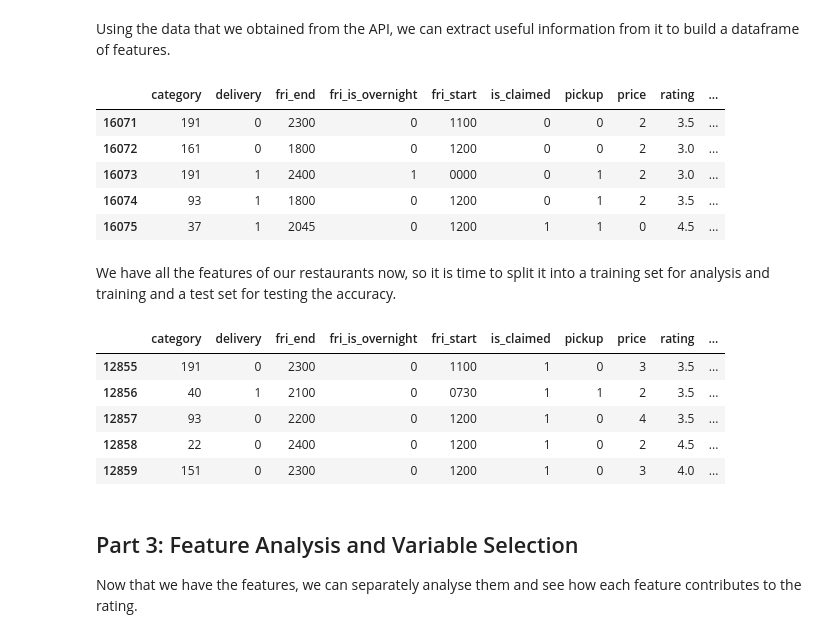
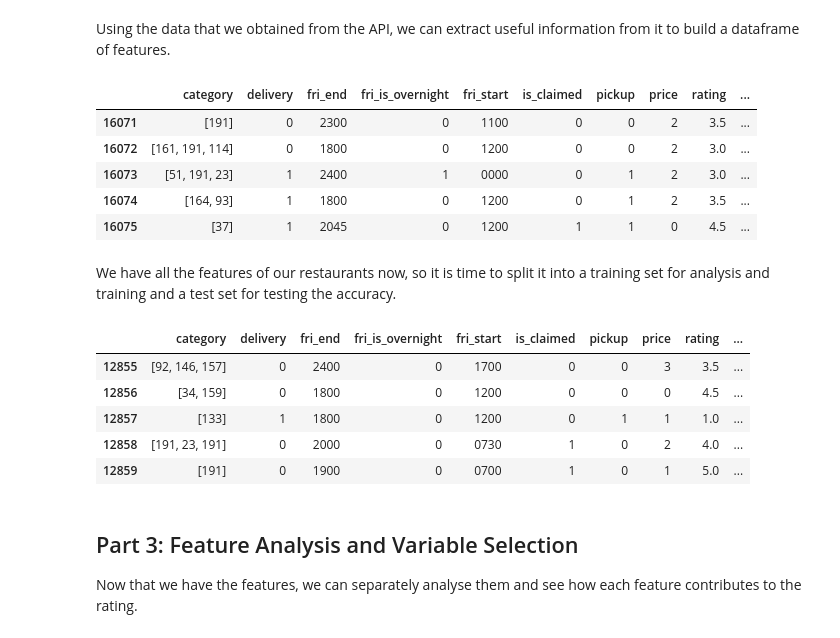
Before and after one commit to sandershihacker/yelp-rating-prediction, a Jupyter notebook: yelp_rating_prediction.ipynb, the cells around one changed output. Saved outputs shown, nothing was run; the diff lists cells and outputs as text; code cells hidden in the pictures.

```diff
--- a/yelp_rating_prediction.ipynb
+++ b/yelp_rating_prediction.ipynb
@@ -272,46 +271,46 @@ def extract_features(data):
                 hours[day].append([is_overnight, start, end])
             else:
                 hours[day].append([0, '1200', '1800'])
-        cat_list = [c['alias'] for c in content['categories']]
-        categories.append(cat2num(np.random.choice(cat_list, 1)[0]))
+        cat_list = [cat2num(c['alias']) for c in content['categories']]
+        categories.append(cat_list)
 
     for day in days:
         hours[day] = np.array(hours[day])
 
     df_dict = {
         'price': prices,
         'category': categories,
         'pickup': pickups,
         'delivery': deliveries,
         'restaurant_reservation': reservations,
         'is_claimed': is_claimed,
         'zip_code': zipcodes,
         'rating': ratings,
         'wed_is_overnight': hours[2][:, 0].astype(int),
         'fri_is_overnight': hours[4][:, 0].astype(int),
         'sat_is_overnight': hours[5][:, 0].astype(int),
         'sun_is_overnight': hours[6][:, 0].astype(int),
         'wed_start': hours[2][:, 1],
         'fri_start': hours[4][:, 1],
         'sat_start': hours[5][:, 1],
         'sun_start': hours[6][:, 1],
         'wed_end': hours[2][:, 2],
         'fri_end': hours[4][:, 2],
         'sat_end': hours[5][:, 2],
         'sun_end': hours[6][:, 2]
     }
     return pd.DataFrame(df_dict).dropna(axis=0, how='any')
 
 # Extract features from the loaded restaurant data
 labeled_features = extract_features(all_data)
 labeled_features.tail()
 # %% [output]
 |  | category | delivery | fri_end | fri_is_overnight | fri_start | is_claimed | pickup | price | rating | ... |
-| 16071 | 191 | 0 | 2300 | 0 | 1100 | 0 | 0 | 2 | 3.5 | ... |
-| 16072 | 161 | 0 | 1800 | 0 | 1200 | 0 | 0 | 2 | 3.0 | ... |
-| 16073 | 191 | 1 | 2400 | 1 | 0000 | 0 | 1 | 2 | 3.0 | ... |
-| 16074 | 93 | 1 | 1800 | 0 | 1200 | 0 | 1 | 2 | 3.5 | ... |
-| 16075 | 37 | 1 | 2045 | 0 | 1200 | 1 | 1 | 0 | 4.5 | ... |
+| 16071 | [191] | 0 | 2300 | 0 | 1100 | 0 | 0 | 2 | 3.5 | ... |
+| 16072 | [161, 191, 114] | 0 | 1800 | 0 | 1200 | 0 | 0 | 2 | 3.0 | ... |
+| 16073 | [51, 191, 23] | 1 | 2400 | 1 | 0000 | 0 | 1 | 2 | 3.0 | ... |
+| 16074 | [164, 93] | 1 | 1800 | 0 | 1200 | 0 | 1 | 2 | 3.5 | ... |
+| 16075 | [37] | 1 | 2045 | 0 | 1200 | 1 | 1 | 0 | 4.5 | ... |
 # %% [markdown]
 We have all the features of our restaurants now, so it is time to split it into
 a training set for analysis and training and a test set for testing the accuracy.
@@ -341,11 +340,11 @@ training_features, test_features = split_set(labeled_features)
 training_features.tail()
 # %% [output]
 |  | category | delivery | fri_end | fri_is_overnight | fri_start | is_claimed | pickup | price | rating | ... |
-| 12855 | 191 | 0 | 2300 | 0 | 1100 | 1 | 0 | 3 | 3.5 | ... |
-| 12856 | 40 | 1 | 2100 | 0 | 0730 | 1 | 1 | 2 | 3.5 | ... |
-| 12857 | 93 | 0 | 2200 | 0 | 1200 | 1 | 0 | 4 | 3.5 | ... |
-| 12858 | 22 | 0 | 2400 | 0 | 1200 | 1 | 0 | 2 | 4.5 | ... |
-| 12859 | 151 | 0 | 2300 | 0 | 1200 | 1 | 0 | 3 | 4.0 | ... |
+| 12855 | [92, 146, 157] | 0 | 2400 | 0 | 1700 | 0 | 0 | 3 | 3.5 | ... |
+| 12856 | [34, 159] | 0 | 1800 | 0 | 1200 | 0 | 0 | 0 | 4.5 | ... |
+| 12857 | [133] | 1 | 1800 | 0 | 1200 | 0 | 1 | 1 | 1.0 | ... |
+| 12858 | [191, 23, 191] | 0 | 2000 | 0 | 0730 | 1 | 0 | 2 | 4.0 | ... |
+| 12859 | [191] | 0 | 1900 | 0 | 0700 | 1 | 0 | 1 | 5.0 | ... |
 # %% [markdown]
 <a id="step-3"></a>
 
```
Also changed, not shown: parts of 20 cells of this notebook.
